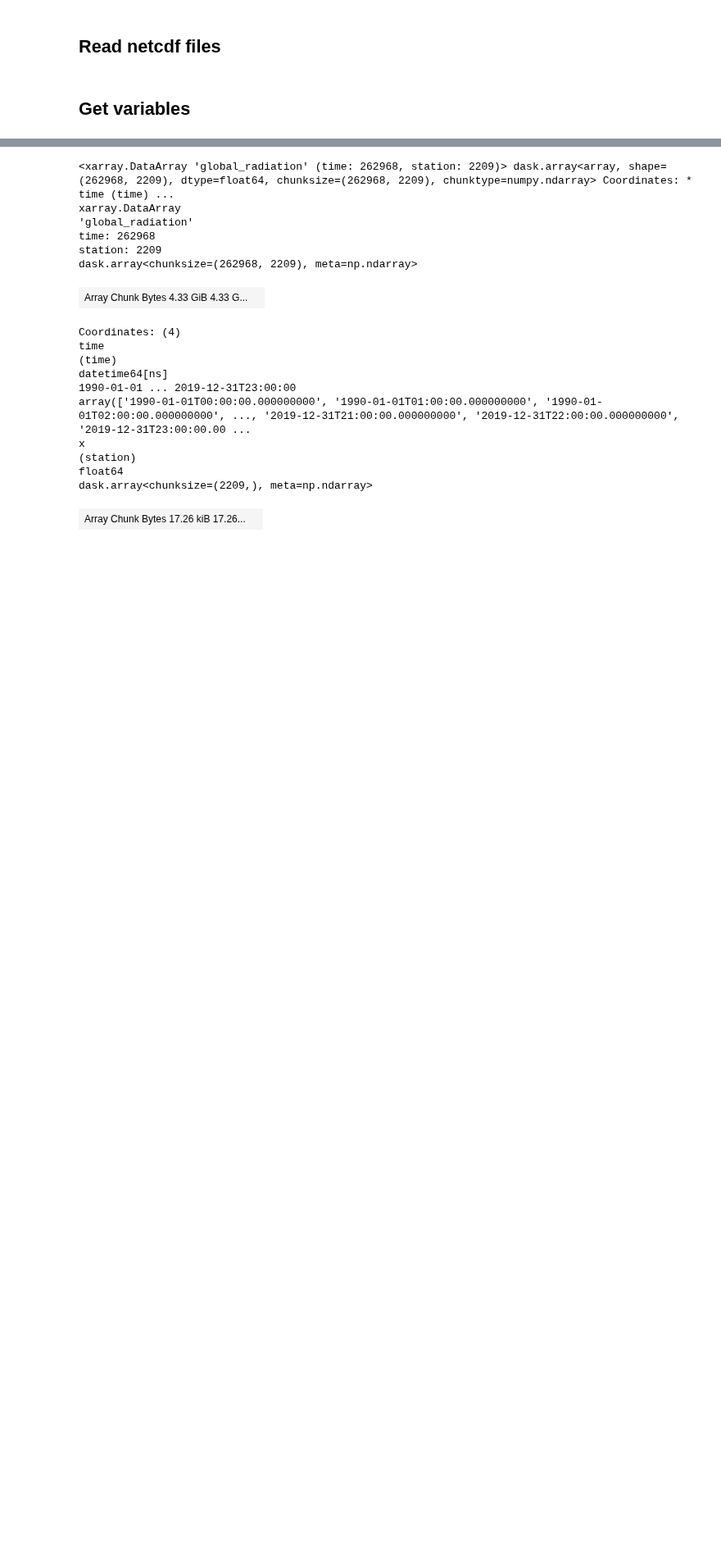
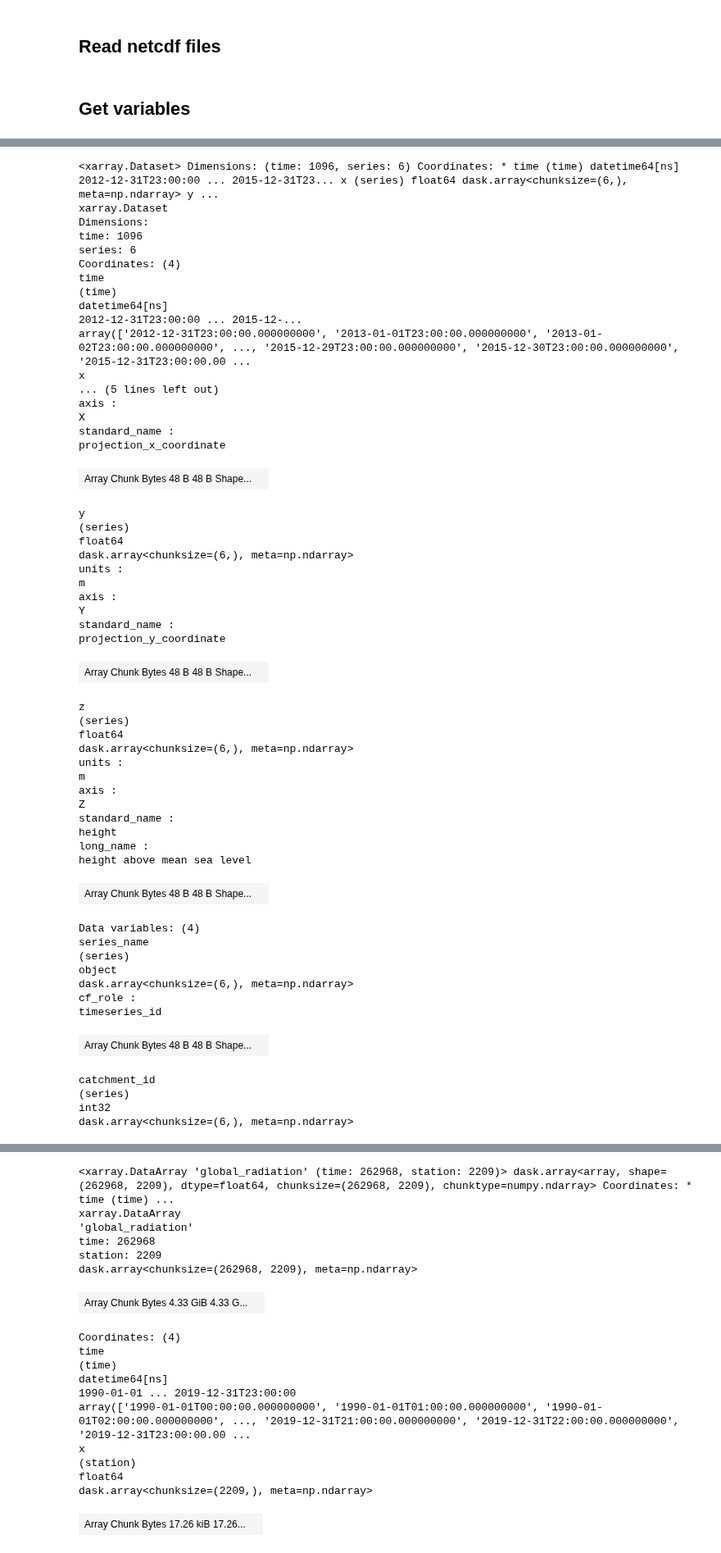
Before and after one commit to jacobqs/MST-Himalaya, a Jupyter notebook: explore_data.ipynb, the cells around one changed output, grey strips where cells are left out. Shown at 82% size. Drawn from its saved outputs; the diff is of its cells as text; code cells hidden in the pictures; blank space fills up the shorter version.

Commit message:
added more variables

```diff
--- a/explore_data.ipynb
+++ b/explore_data.ipynb
@@ -157,0 +203,57 @@ swdown_utm = swdown_utm.update({'SWdown' : (['time', 'x', 'y'], swdown_utm.SWdow
+# %%
+discharge_test
+# %% [output]
+<xarray.Dataset> Dimensions: (time: 1096, series: 6) Coordinates: * time (time) datetime64[ns] 2012-12-31T23:00:00 ... 2015-12-31T23... x (series) float64 dask.array<chunksize=(6,), meta=np.ndarray> y ...
+xarray.Dataset
+Dimensions:
+time: 1096
+series: 6
+Coordinates: (4)
+time
+(time)
+datetime64[ns]
+2012-12-31T23:00:00 ... 2015-12-...
+array(['2012-12-31T23:00:00.000000000', '2013-01-01T23:00:00.000000000', '2013-01-02T23:00:00.000000000', ..., '2015-12-29T23:00:00.000000000', '2015-12-30T23:00:00.000000000', '2015-12-31T23:00:00.00 ...
+x
+... (5 lines left out)
+axis :
+X
+standard_name :
+projection_x_coordinate
+| Array Chunk Bytes 48 B 48 B Shape... |  |
+y
+(series)
+float64
+dask.array<chunksize=(6,), meta=np.ndarray>
+units :
+m
+axis :
+Y
+standard_name :
+projection_y_coordinate
+| Array Chunk Bytes 48 B 48 B Shape... |  |
+z
+(series)
+float64
+dask.array<chunksize=(6,), meta=np.ndarray>
+units :
+m
+axis :
+Z
+standard_name :
+height
+long_name :
+height above mean sea level
+| Array Chunk Bytes 48 B 48 B Shape... |  |
+Data variables: (4)
+series_name
+(series)
+object
+dask.array<chunksize=(6,), meta=np.ndarray>
+cf_role :
+timeseries_id
+| Array Chunk Bytes 48 B 48 B Shape... |  |
+catchment_id
+(series)
+int32
+dask.array<chunksize=(6,), meta=np.ndarray>
```
Also changed, not shown: parts of 22 cells of this notebook.
